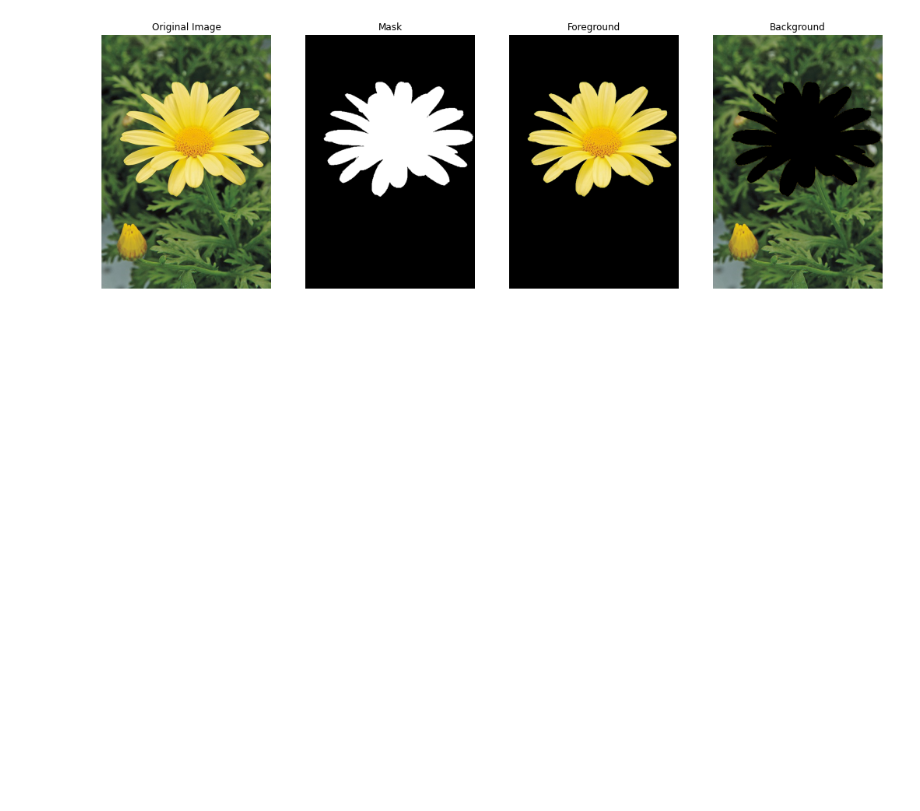
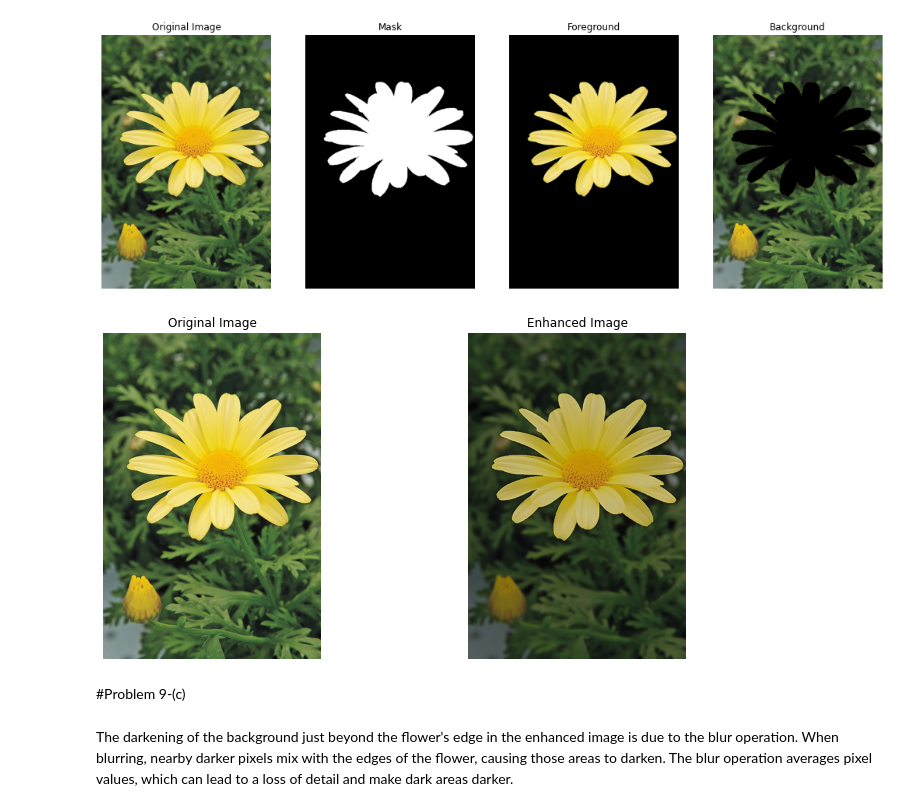
Before and after one commit to HashikaChathubhashaka/Image_Processing_Assignment, a Jupyter notebook: codes.ipynb, the cells around one changed output. Drawn from its saved outputs; the diff is of its cells as text; code cells hidden in the pictures; blank space fills up the shorter version.

```diff
--- a/codes.ipynb
+++ b/codes.ipynb
@@ -512,19 +512,25 @@ plt.show()
 # %%
 # Apply Gaussian blur to the background image
 im_blurred = cv.GaussianBlur(background_image, (15, 15), 0)
 
 # Combine the blurred background and foreground images
-im_enhanced = cv.addWeighted(im_blurred, 0.5, foreground_image, 0.5, 0)
+im_enhanced = cv.addWeighted(im_blurred, 0.6, foreground_image, 0.8, 0)
 
 fig, ax = plt.subplots(1, 2, figsize=(12, 6))
 
 ax[0].imshow(cv.cvtColor(im, cv.COLOR_BGR2RGB))
 ax[0].set_title('Original Image')
 
 ax[1].imshow(cv.cvtColor(im_enhanced, cv.COLOR_BGR2RGB))
 ax[1].set_title('Enhanced Image')
 
 for a in ax:
     a.axis('off')
 
 plt.show()
+# %% [output]
+[figure, added]
+# %% [markdown]
+#Problem 9-(c)
+# %% [markdown]
+The darkening of the background just beyond the flower's edge in the enhanced image is due to the blur operation. When blurring, nearby darker pixels mix with the edges of the flower, causing those areas to darken. The blur operation averages pixel values, which can lead to a loss of detail and make dark areas darker.
```
Also changed, not shown: parts of 1 cell of this notebook.
